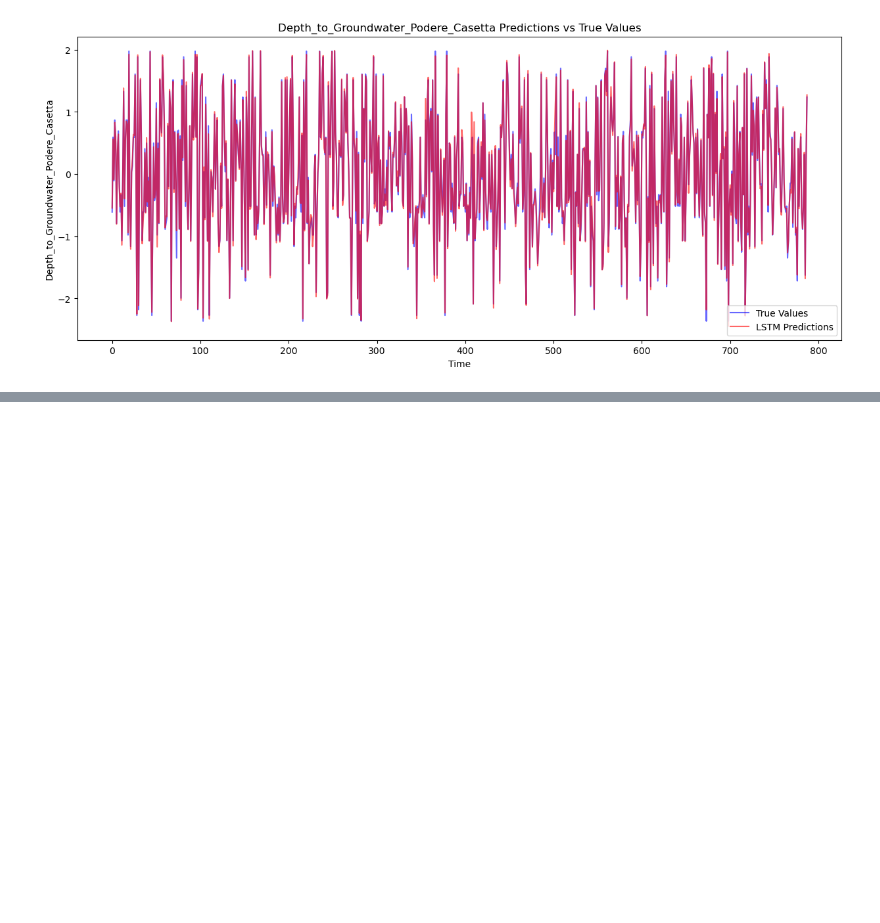
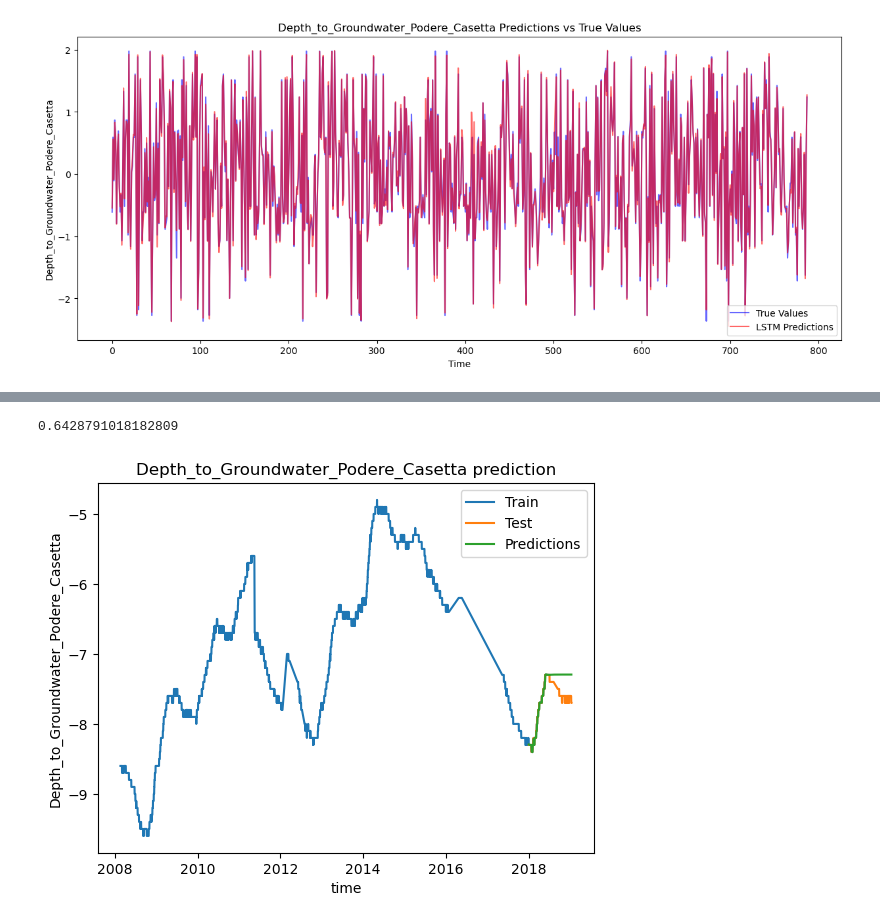
Before and after one commit to ZhouXiinlei/ml_WaterAnalytics, a Jupyter notebook: Aquifer_Luco_Process.ipynb, the cells around one changed output, grey strips where cells are left out. Drawn from its saved outputs; the diff is of its cells as text; code cells hidden in the pictures; blank space fills up the shorter version.

```diff
--- a/Aquifer_Luco_Process.ipynb
+++ b/Aquifer_Luco_Process.ipynb
@@ -357,16 +353,19 @@ plt.show()
 # %%
 from statsmodels.tsa.arima.model import ARIMA
 model = ARIMA(train_data, order=(1, 1, 6))
 model_fit = model.fit()
 start_date = test_data.index[0]
 end_date = test_data.index[-1]
 predictions = model_fit.predict(start=start_date, end=end_date)
 print(r2_score(test_data, predictions))
 plt.plot(train_data, label='Train')
 plt.plot(test_data, label='Test')
 plt.plot(predictions, label='Predictions')
 plt.xlabel('time')
-plt.ylabel('Depth_to_Groundwater1')
-plt.title('Depth_to_Groundwater1 prediction')
+plt.ylabel('Depth_to_Groundwater_Podere_Casetta')
+plt.title('Depth_to_Groundwater_Podere_Casetta prediction')
 plt.legend()
 plt.show()
+# %% [output]
+0.6428791018182809
+[figure, added]
```
Also changed, not shown: parts of 2 cells of this notebook, 1 other file.
